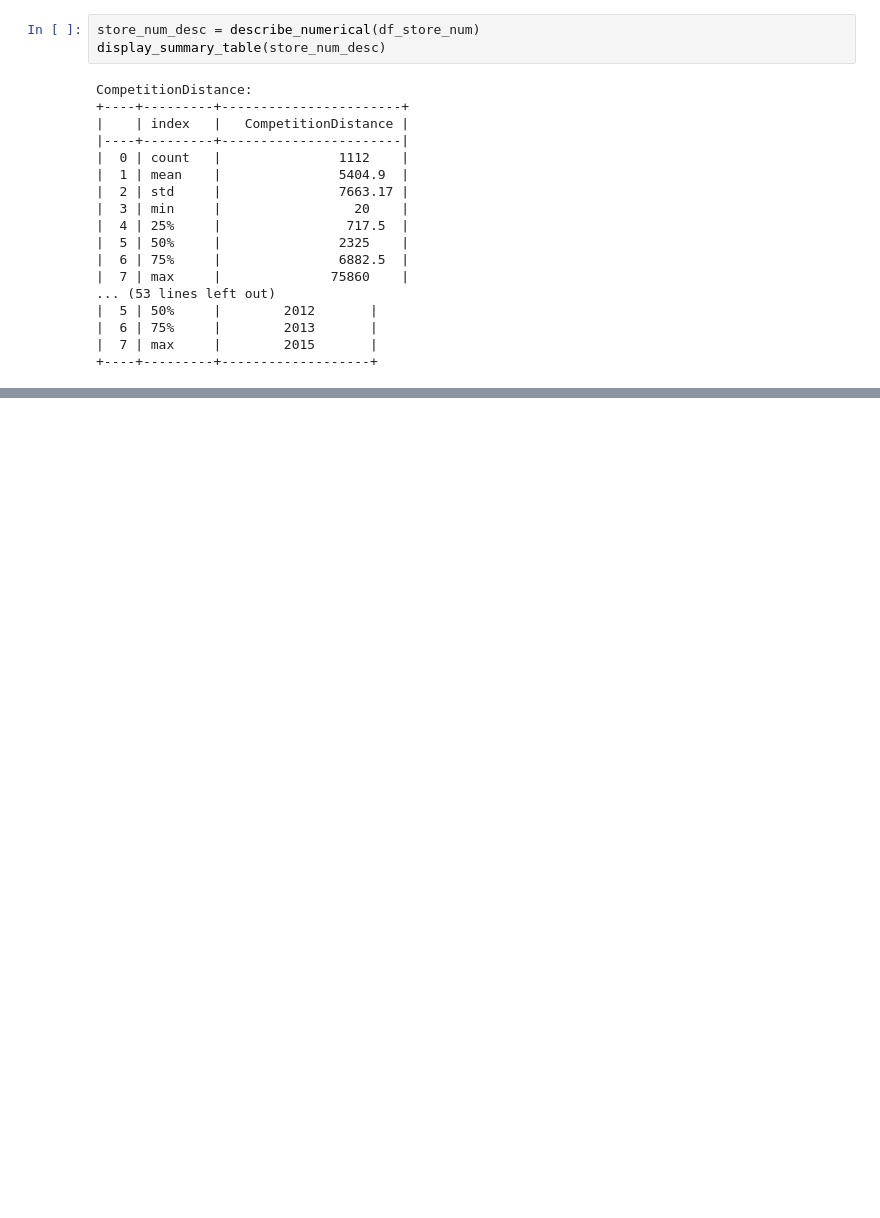
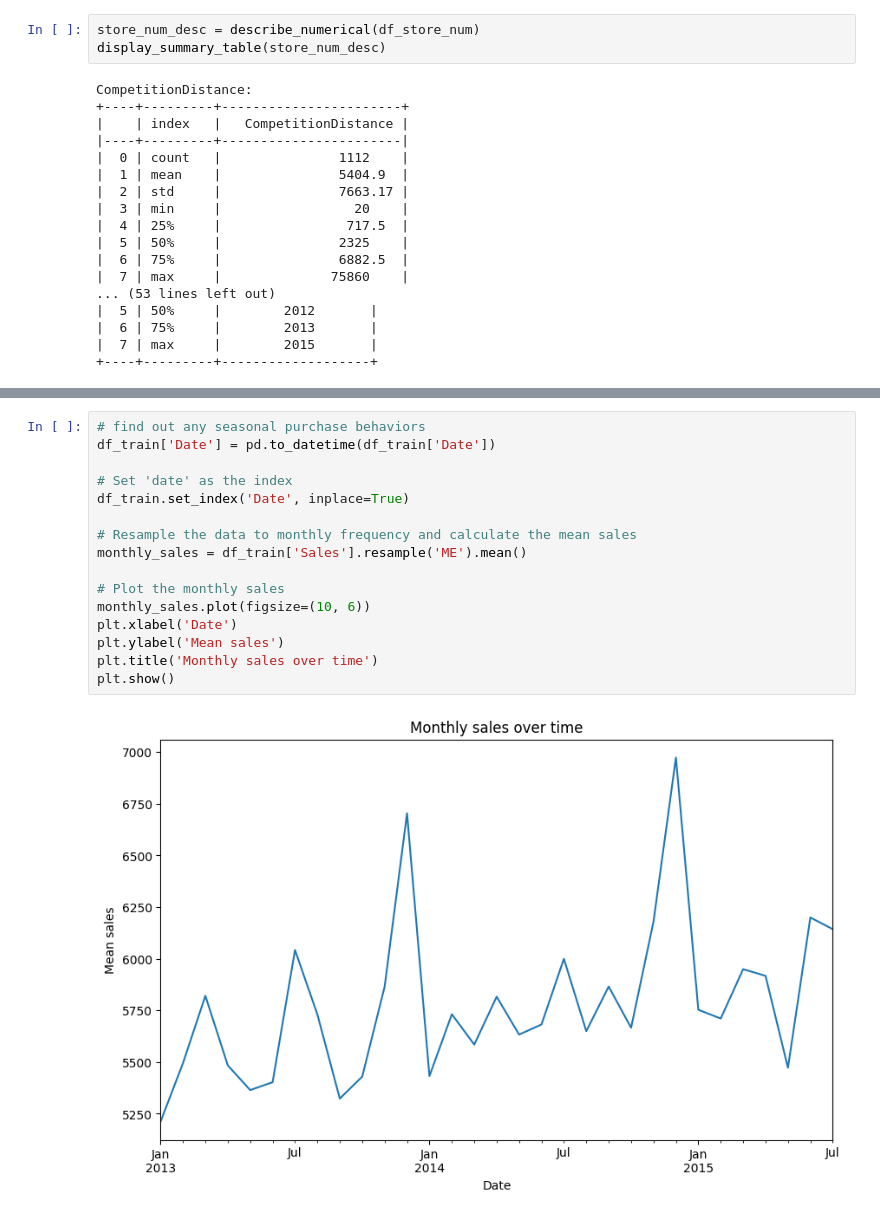
Before and after one commit to abrahamshimelis/Rossmann-Pharmaceuticals, a Jupyter notebook: notebooks/EDA.ipynb, the cells around one changed output, grey strips where cells are left out. Drawn from its saved outputs; the diff is of its cells as text; blank space fills up the shorter version.

```diff
--- a/notebooks/EDA.ipynb
+++ b/notebooks/EDA.ipynb
@@ -271,0 +327,18 @@ CompetitionDistance:
+# %%
+# find out any seasonal purchase behaviors
+df_train['Date'] = pd.to_datetime(df_train['Date'])
+
+# Set 'date' as the index
+df_train.set_index('Date', inplace=True)
+
+# Resample the data to monthly frequency and calculate the mean sales
+monthly_sales = df_train['Sales'].resample('ME').mean()
+
+# Plot the monthly sales
+monthly_sales.plot(figsize=(10, 6))
+plt.xlabel('Date')
+plt.ylabel('Mean sales')
+plt.title('Monthly sales over time')
+plt.show()
+# %% [output]
+[figure, added]
```
Also changed, not shown: parts of 17 cells of this notebook, 2 other files.
